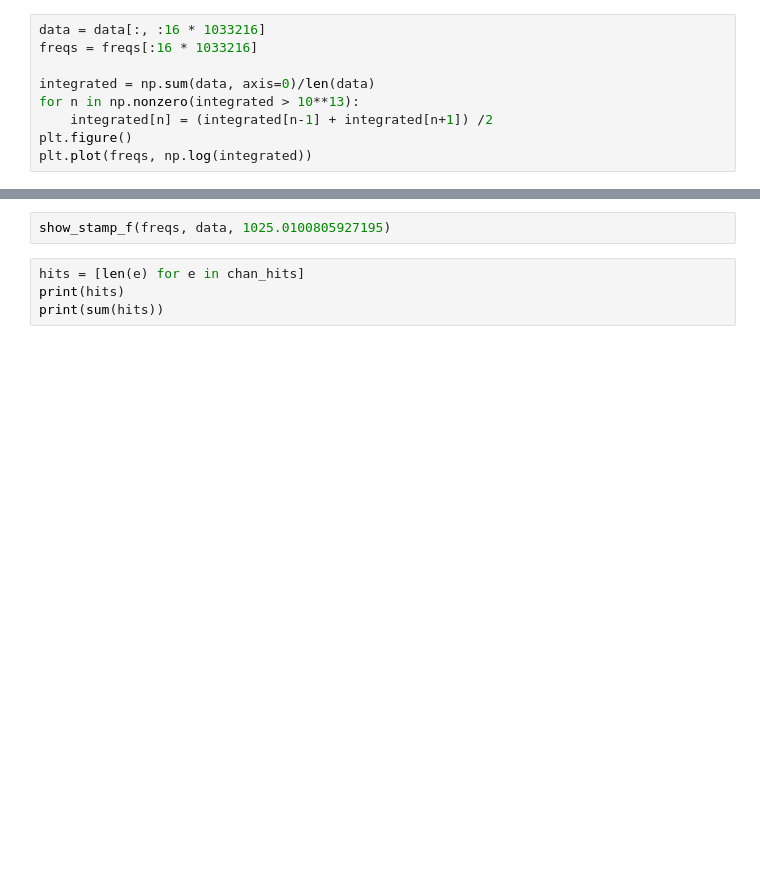
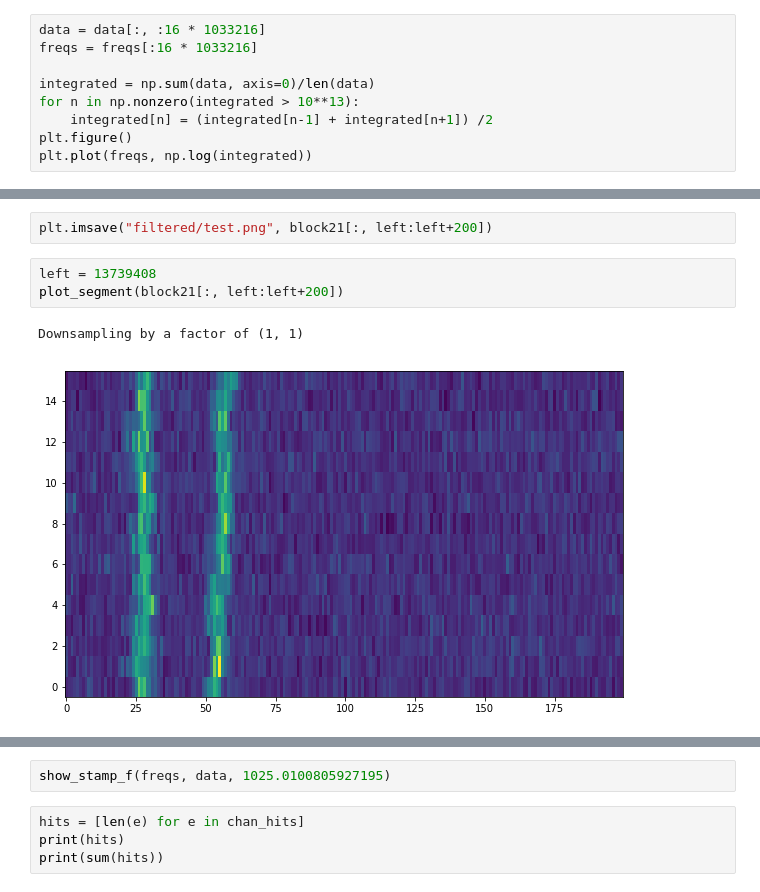
Before and after one commit to FX196/SETI-Energy-Detection, a Jupyter notebook: Gaussianity Filtering.ipynb, the cells around one changed output, grey strips where cells are left out. Cells and saved outputs as stored; diff of their text form; blank space fills up the shorter version.

```diff
--- a/Gaussianity Filtering.ipynb
+++ b/Gaussianity Filtering.ipynb
@@ -105,0 +140,8 @@ print(end-start)
+# %%
+plt.imsave("filtered/test.png", block21[:, left:left+200])
+# %%
+left = 13739408
+plot_segment(block21[:, left:left+200])
+# %% [output]
+Downsampling by a factor of (1, 1)
+[figure, added]
```
Also changed, not shown: parts of 15 cells of this notebook, 1 other file.
